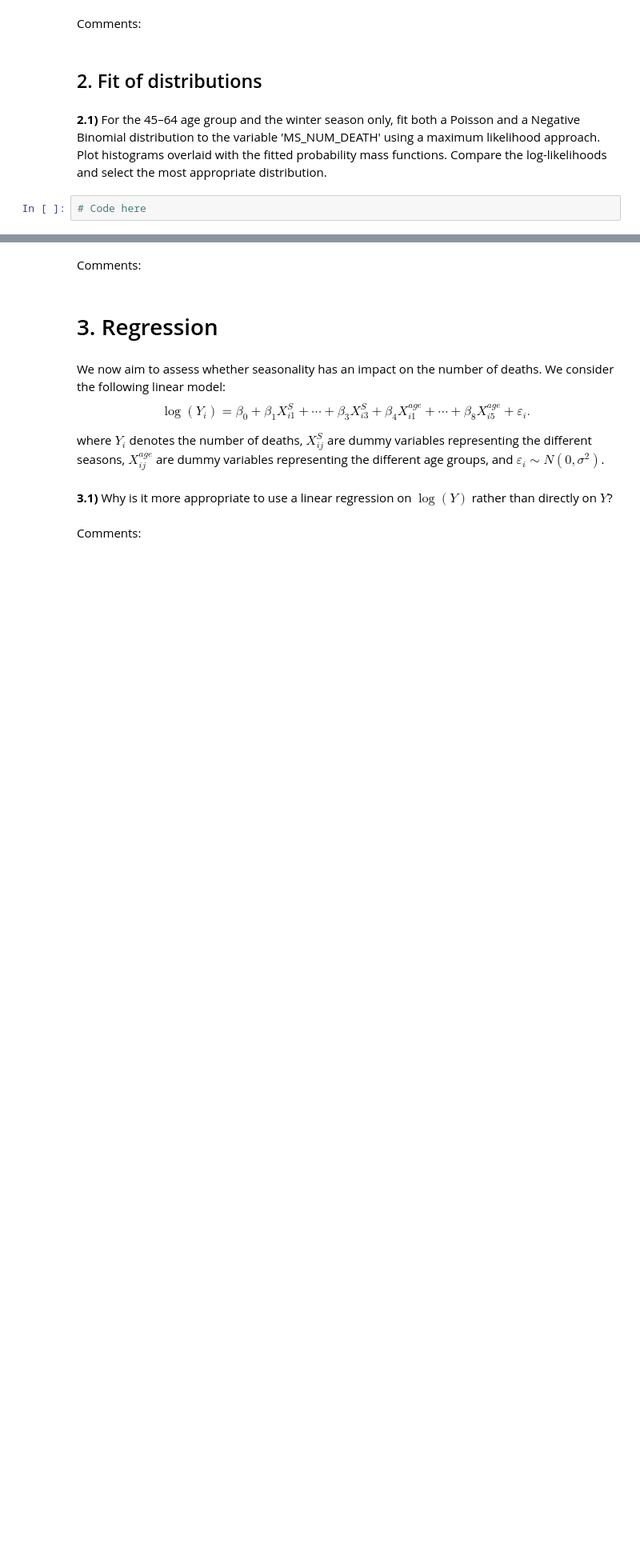
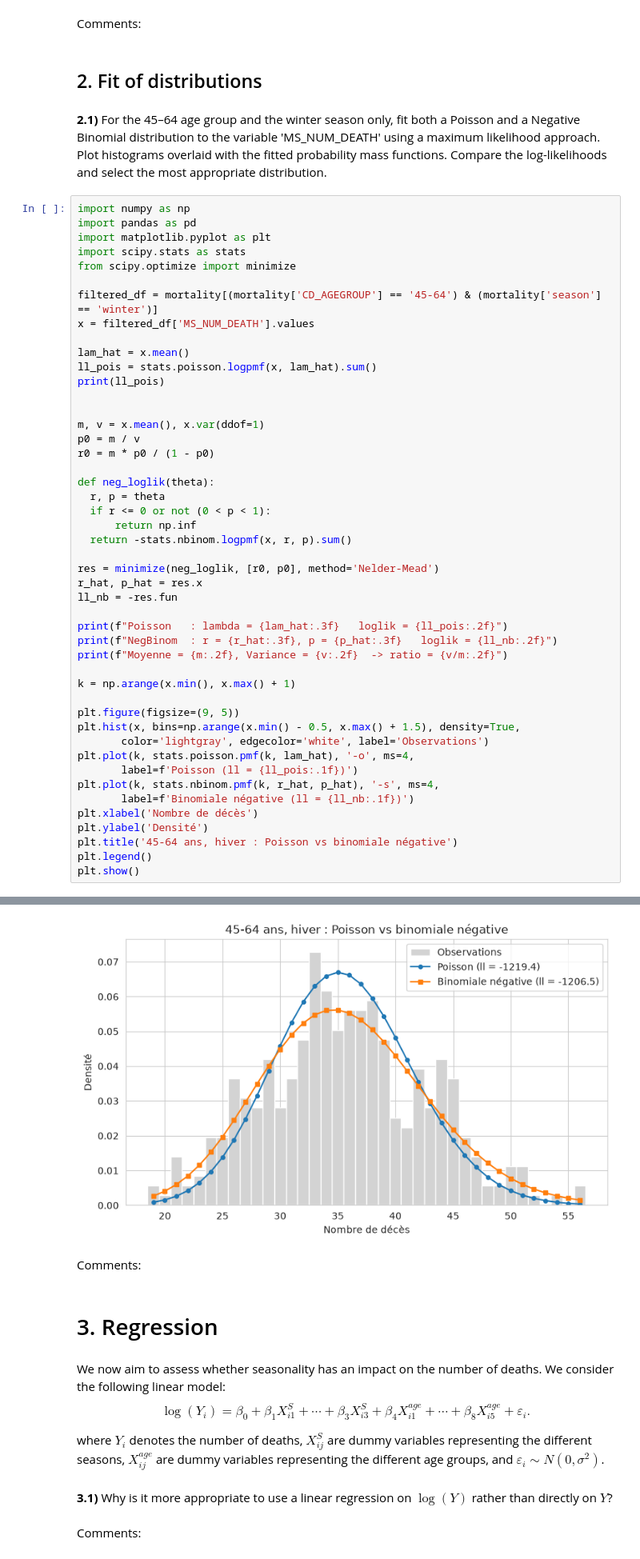
Before and after one commit to Arasharo/first-hackaton, a Jupyter notebook: Hackathon_26_27.ipynb, the cells around one changed output, grey strips where cells are left out. Shown at 80% size. Cells and saved outputs as stored; diff of their text form; blank space fills up the shorter version.

```diff
--- a/Hackathon_26_27.ipynb
+++ b/Hackathon_26_27.ipynb
@@ -101,4 +101,50 @@ Comments:
 # %% [markdown]
 **2.1)** For the 45–64 age group and the winter season only, fit both a Poisson and a Negative Binomial distribution to the variable 'MS_NUM_DEATH' using a maximum likelihood approach. Plot histograms overlaid with the fitted probability mass functions. Compare the log-likelihoods and select the most appropriate distribution.
 # %%
-# Code here
+import numpy as np
+import pandas as pd
+import matplotlib.pyplot as plt
+import scipy.stats as stats
+from scipy.optimize import minimize
+
+filtered_df = mortality[(mortality['CD_AGEGROUP'] == '45-64') & (mortality['season'] == 'winter')]
+x = filtered_df['MS_NUM_DEATH'].values
+
+lam_hat = x.mean()
+ll_pois = stats.poisson.logpmf(x, lam_hat).sum()
+print(ll_pois)
+
+
+m, v = x.mean(), x.var(ddof=1)
+p0 = m / v
+r0 = m * p0 / (1 - p0)
+
+def neg_loglik(theta):
+  r, p = theta
+  if r <= 0 or not (0 < p < 1):
+      return np.inf
+  return -stats.nbinom.logpmf(x, r, p).sum()
+
+res = minimize(neg_loglik, [r0, p0], method='Nelder-Mead')
+r_hat, p_hat = res.x
+ll_nb = -res.fun
+
+print(f"Poisson   : lambda = {lam_hat:.3f}   loglik = {ll_pois:.2f}")
+print(f"NegBinom  : r = {r_hat:.3f}, p = {p_hat:.3f}   loglik = {ll_nb:.2f}")
+print(f"Moyenne = {m:.2f}, Variance = {v:.2f}  -> ratio = {v/m:.2f}")
+
+k = np.arange(x.min(), x.max() + 1)
+
+plt.figure(figsize=(9, 5))
+plt.hist(x, bins=np.arange(x.min() - 0.5, x.max() + 1.5), density=True,
+       color='lightgray', edgecolor='white', label='Observations')
+plt.plot(k, stats.poisson.pmf(k, lam_hat), '-o', ms=4,
+       label=f'Poisson (ll = {ll_pois:.1f})')
+plt.plot(k, stats.nbinom.pmf(k, r_hat, p_hat), '-s', ms=4,
+       label=f'Binomiale négative (ll = {ll_nb:.1f})')
+plt.xlabel('Nombre de décès')
+plt.ylabel('Densité')
+plt.title('45-64 ans, hiver : Poisson vs binomiale négative')
+plt.legend()
+plt.show()
+# %% [output]
@@ -105,3 +155,4 @@ Comments:
+[figure, added]
 # %% [markdown]
 Comments:
 # %% [markdown]
```
Also changed, not shown: parts of 1 cell of this notebook.
